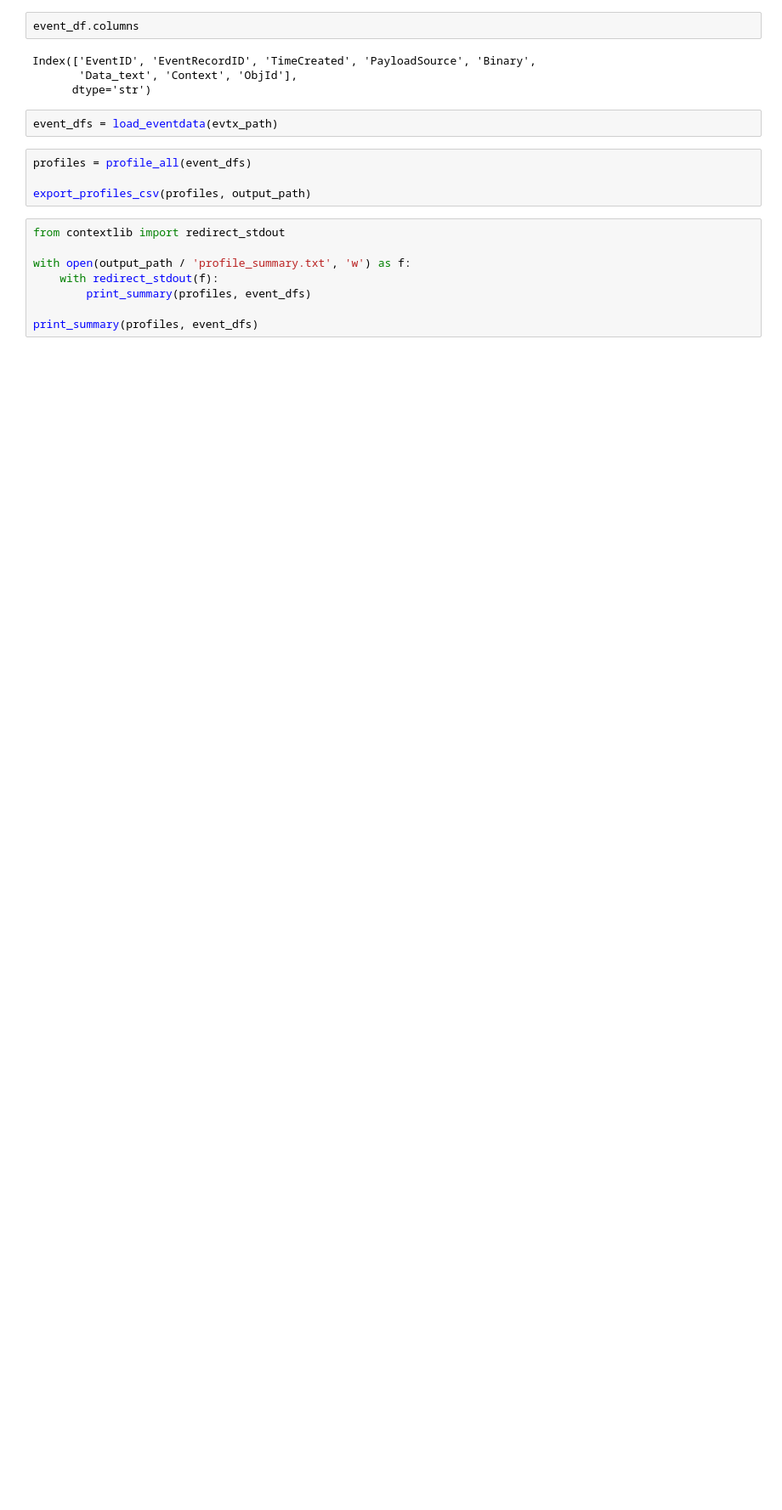
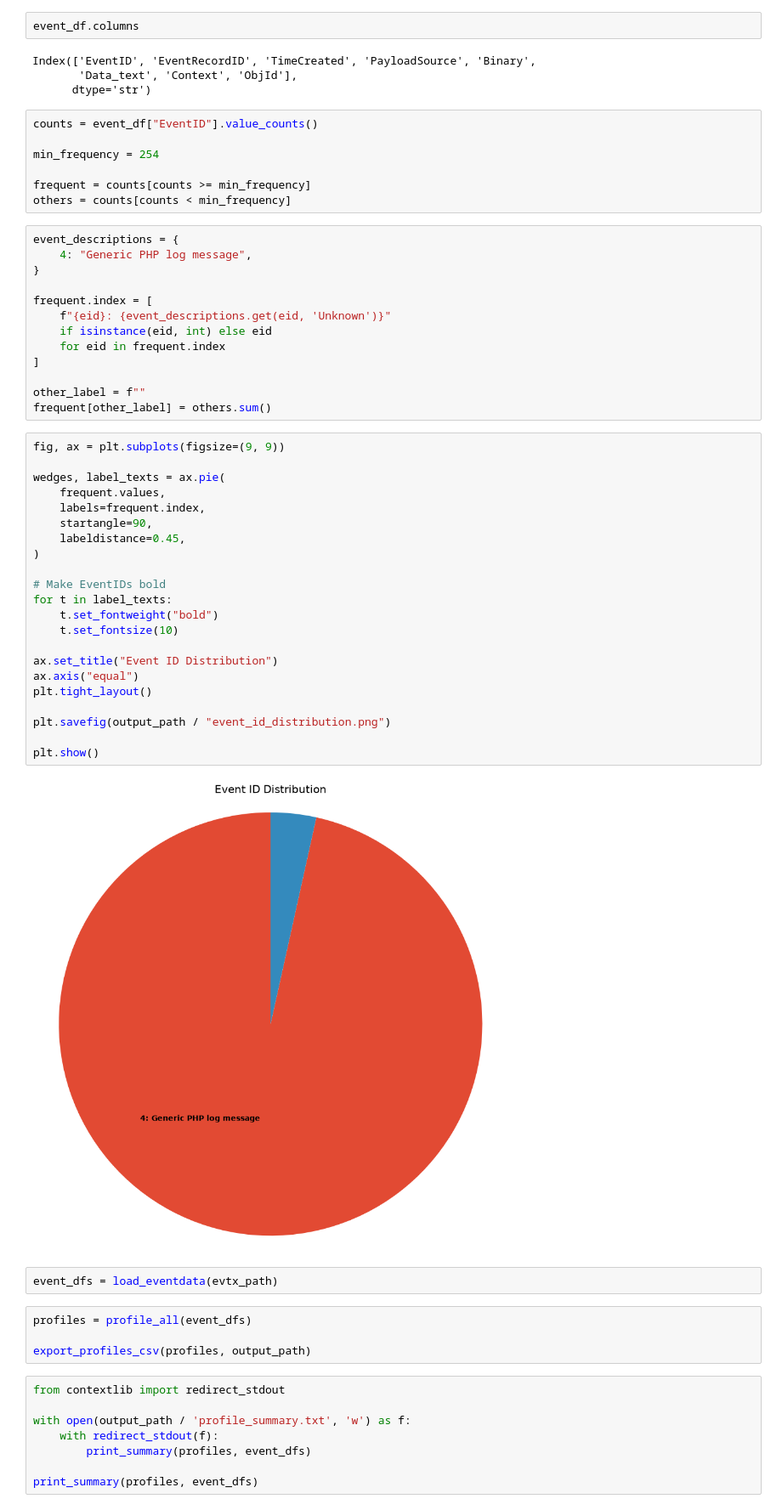
Before and after one commit to aobh2763/anomalyzer, a Jupyter notebook: notebooks/05_event_exploration_application.ipynb, the cells around one changed output. Shown at 85% size. Saved outputs shown, nothing was run; the diff lists cells and outputs as text; blank space fills up the shorter version.

```diff
--- a/notebooks/05_event_exploration_application.ipynb
+++ b/notebooks/05_event_exploration_application.ipynb
@@ -68,6 +68,50 @@ event_df.columns
 Index(['EventID', 'EventRecordID', 'TimeCreated', 'PayloadSource', 'Binary',
        'Data_text', 'Context', 'ObjId'],
       dtype='str')
+# %%
+counts = event_df["EventID"].value_counts()
+
+min_frequency = 254
+
+frequent = counts[counts >= min_frequency]
+others = counts[counts < min_frequency]
+# %%
+event_descriptions = {
+    4: "Generic PHP log message",
+}
+
+frequent.index = [
+    f"{eid}: {event_descriptions.get(eid, 'Unknown')}"
+    if isinstance(eid, int) else eid
+    for eid in frequent.index
+]
+
+other_label = f""
+frequent[other_label] = others.sum()
+# %%
+fig, ax = plt.subplots(figsize=(9, 9))
+
+wedges, label_texts = ax.pie(
+    frequent.values,
+    labels=frequent.index,
+    startangle=90,
+    labeldistance=0.45,
+)
+
+# Make EventIDs bold
+for t in label_texts:
+    t.set_fontweight("bold")
+    t.set_fontsize(10)
+
+ax.set_title("Event ID Distribution")
+ax.axis("equal")
+plt.tight_layout()
+
+plt.savefig(output_path / "event_id_distribution.png")
+
+plt.show()
+# %% [output]
+[figure, added]
 # %%
 event_dfs = load_eventdata(evtx_path)
 # %%
```
Also changed, not shown: parts of 1 cell of this notebook, 2 other files.
